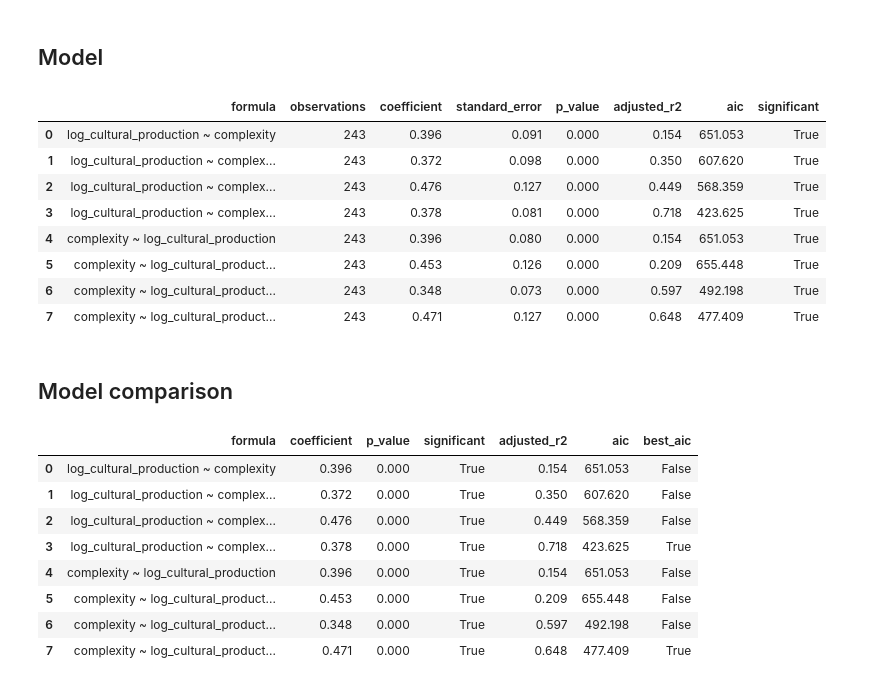
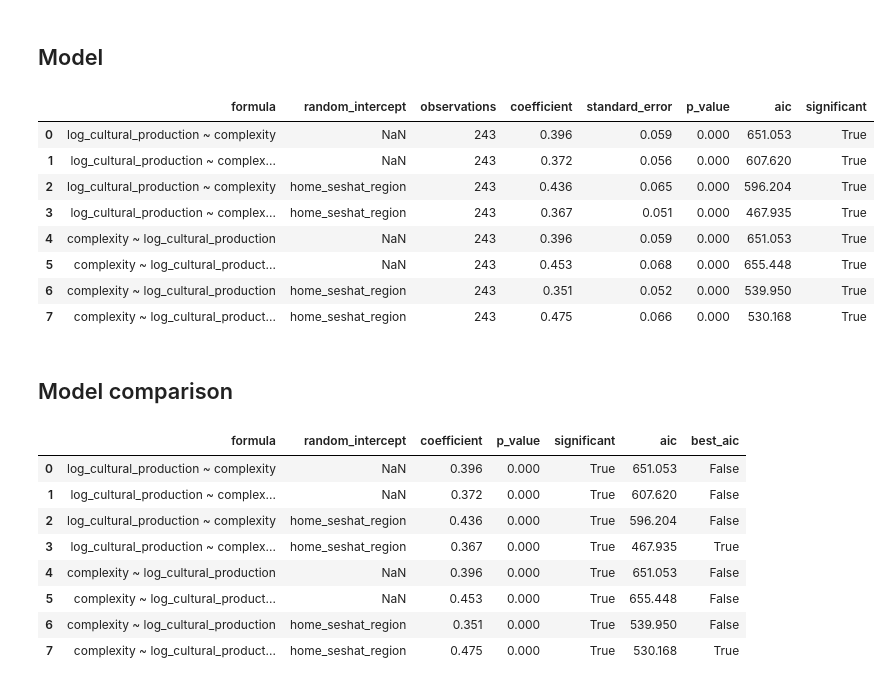
Before and after one commit to charlesdedampierre/seshat_cultura, a Jupyter notebook: notebooks/03_association_complexity_cultural_production.ipynb, the cells around one changed output. Saved outputs shown, nothing was run; the diff lists cells and outputs as text; code cells hidden in the pictures.

Commit message:
Use mixed models with a region random intercept in the association notebook
Region now enters as a random intercept (smf.mixedlm, fitted by maximum likelihood
for AIC) instead of a fixed effect with clustered errors; century stays a fixed effect.

```diff
--- a/notebooks/03_association_complexity_cultural_production.ipynb
+++ b/notebooks/03_association_complexity_cultural_production.ipynb
@@ -177,59 +177,62 @@ standardized[['log_cultural_production', 'complexity']].describe()
 # %% [markdown]
 ## Model
 # %%
-FORMULAS = [
-    'log_cultural_production ~ complexity',
-    'log_cultural_production ~ complexity + C(century)',
-    'log_cultural_production ~ complexity + C(home_seshat_region)',
-    'log_cultural_production ~ complexity + C(home_seshat_region) + C(century)',
-    'complexity ~ log_cultural_production',
-    'complexity ~ log_cultural_production + C(century)',
-    'complexity ~ log_cultural_production + C(home_seshat_region)',
-    'complexity ~ log_cultural_production + C(home_seshat_region) + C(century)',
+MODELS = [
+    ('log_cultural_production ~ complexity', None),
+    ('log_cultural_production ~ complexity + C(century)', None),
+    ('log_cultural_production ~ complexity', 'home_seshat_region'),
+    ('log_cultural_production ~ complexity + C(century)', 'home_seshat_region'),
+    ('complexity ~ log_cultural_production', None),
+    ('complexity ~ log_cultural_production + C(century)', None),
+    ('complexity ~ log_cultural_production', 'home_seshat_region'),
+    ('complexity ~ log_cultural_production + C(century)', 'home_seshat_region'),
 ]
 
 rows = []
-for formula in FORMULAS:
-    model = smf.ols(formula, data=standardized).fit(cov_type='cluster', cov_kwds={'groups': standardized['home_seshat_region']})
+for formula, random_intercept in MODELS:
+    if random_intercept:
+        model = smf.mixedlm(formula, standardized, groups=standardized[random_intercept]).fit(reml=False)
+    else:
+        model = smf.ols(formula, standardized).fit()
     predictor = formula.split(' ~ ')[1].split(' + ')[0]
     rows.append({
         'formula': formula,
+        'random_intercept': random_intercept,
         'observations': int(model.nobs),
         'coefficient': model.params[predictor],
         'standard_error': model.bse[predictor],
         'p_value': model.pvalues[predictor],
-        'adjusted_r2': model.rsquared_adj,
         'aic': model.aic,
     })
 results = pd.DataFrame(rows)
 results['significant'] = results['p_value'] < 0.05
 with pd.option_context('display.max_colwidth', None):
     display(results)
 # %% [output]
-|  | formula | observations | coefficient | standard_error | p_value | adjusted_r2 | aic | significant |
-| 0 | log_cultural_production ~ complexity | 243 | 0.396 | 0.091 | 0.000 | 0.154 | 651.053 | True |
-| 1 | log_cultural_production ~ complex... | 243 | 0.372 | 0.098 | 0.000 | 0.350 | 607.620 | True |
-| 2 | log_cultural_production ~ complex... | 243 | 0.476 | 0.127 | 0.000 | 0.449 | 568.359 | True |
-| 3 | log_cultural_production ~ complex... | 243 | 0.378 | 0.081 | 0.000 | 0.718 | 423.625 | True |
-| 4 | complexity ~ log_cultural_production | 243 | 0.396 | 0.080 | 0.000 | 0.154 | 651.053 | True |
-| 5 | complexity ~ log_cultural_product... | 243 | 0.453 | 0.126 | 0.000 | 0.209 | 655.448 | True |
-| 6 | complexity ~ log_cultural_product... | 243 | 0.348 | 0.073 | 0.000 | 0.597 | 492.198 | True |
-| 7 | complexity ~ log_cultural_product... | 243 | 0.471 | 0.127 | 0.000 | 0.648 | 477.409 | True |
+|  | formula | random_intercept | observations | coefficient | standard_error | p_value | aic | significant |
+| 0 | log_cultural_production ~ complexity | NaN | 243 | 0.396 | 0.059 | 0.000 | 651.053 | True |
+| 1 | log_cultural_production ~ complex... | NaN | 243 | 0.372 | 0.056 | 0.000 | 607.620 | True |
+| 2 | log_cultural_production ~ complexity | home_seshat_region | 243 | 0.436 | 0.065 | 0.000 | 596.204 | True |
+| 3 | log_cultural_production ~ complex... | home_seshat_region | 243 | 0.367 | 0.051 | 0.000 | 467.935 | True |
+| 4 | complexity ~ log_cultural_production | NaN | 243 | 0.396 | 0.059 | 0.000 | 651.053 | True |
+| 5 | complexity ~ log_cultural_product... | NaN | 243 | 0.453 | 0.068 | 0.000 | 655.448 | True |
+| 6 | complexity ~ log_cultural_production | home_seshat_region | 243 | 0.351 | 0.052 | 0.000 | 539.950 | True |
+| 7 | complexity ~ log_cultural_product... | home_seshat_region | 243 | 0.475 | 0.066 | 0.000 | 530.168 | True |
 # %% [markdown]
 ## Model comparison
 # %%
-comparison = results[['formula', 'coefficient', 'p_value', 'significant', 'adjusted_r2', 'aic']].copy()
+comparison = results[['formula', 'random_intercept', 'coefficient', 'p_value', 'significant', 'aic']].copy()
 outcome = comparison['formula'].str.split(' ~ ').str[0]
 comparison['best_aic'] = comparison['aic'] == comparison.groupby(outcome)['aic'].transform('min')
 with pd.option_context('display.max_colwidth', None):
     display(comparison)
 # %% [output]
-|  | formula | coefficient | p_value | significant | adjusted_r2 | aic | best_aic |
-| 0 | log_cultural_production ~ complexity | 0.396 | 0.000 | True | 0.154 | 651.053 | False |
-| 1 | log_cultural_production ~ complex... | 0.372 | 0.000 | True | 0.350 | 607.620 | False |
-| 2 | log_cultural_production ~ complex... | 0.476 | 0.000 | True | 0.449 | 568.359 | False |
-| 3 | log_cultural_production ~ complex... | 0.378 | 0.000 | True | 0.718 | 423.625 | True |
-| 4 | complexity ~ log_cultural_production | 0.396 | 0.000 | True | 0.154 | 651.053 | False |
-| 5 | complexity ~ log_cultural_product... | 0.453 | 0.000 | True | 0.209 | 655.448 | False |
-| 6 | complexity ~ log_cultural_product... | 0.348 | 0.000 | True | 0.597 | 492.198 | False |
-| 7 | complexity ~ log_cultural_product... | 0.471 | 0.000 | True | 0.648 | 477.409 | True |
+|  | formula | random_intercept | coefficient | p_value | significant | aic | best_aic |
+| 0 | log_cultural_production ~ complexity | NaN | 0.396 | 0.000 | True | 651.053 | False |
+| 1 | log_cultural_production ~ complex... | NaN | 0.372 | 0.000 | True | 607.620 | False |
+| 2 | log_cultural_production ~ complexity | home_seshat_region | 0.436 | 0.000 | True | 596.204 | False |
+| 3 | log_cultural_production ~ complex... | home_seshat_region | 0.367 | 0.000 | True | 467.935 | True |
+| 4 | complexity ~ log_cultural_production | NaN | 0.396 | 0.000 | True | 651.053 | False |
+| 5 | complexity ~ log_cultural_product... | NaN | 0.453 | 0.000 | True | 655.448 | False |
+| 6 | complexity ~ log_cultural_production | home_seshat_region | 0.351 | 0.000 | True | 539.950 | False |
+| 7 | complexity ~ log_cultural_product... | home_seshat_region | 0.475 | 0.000 | True | 530.168 | True |
```
